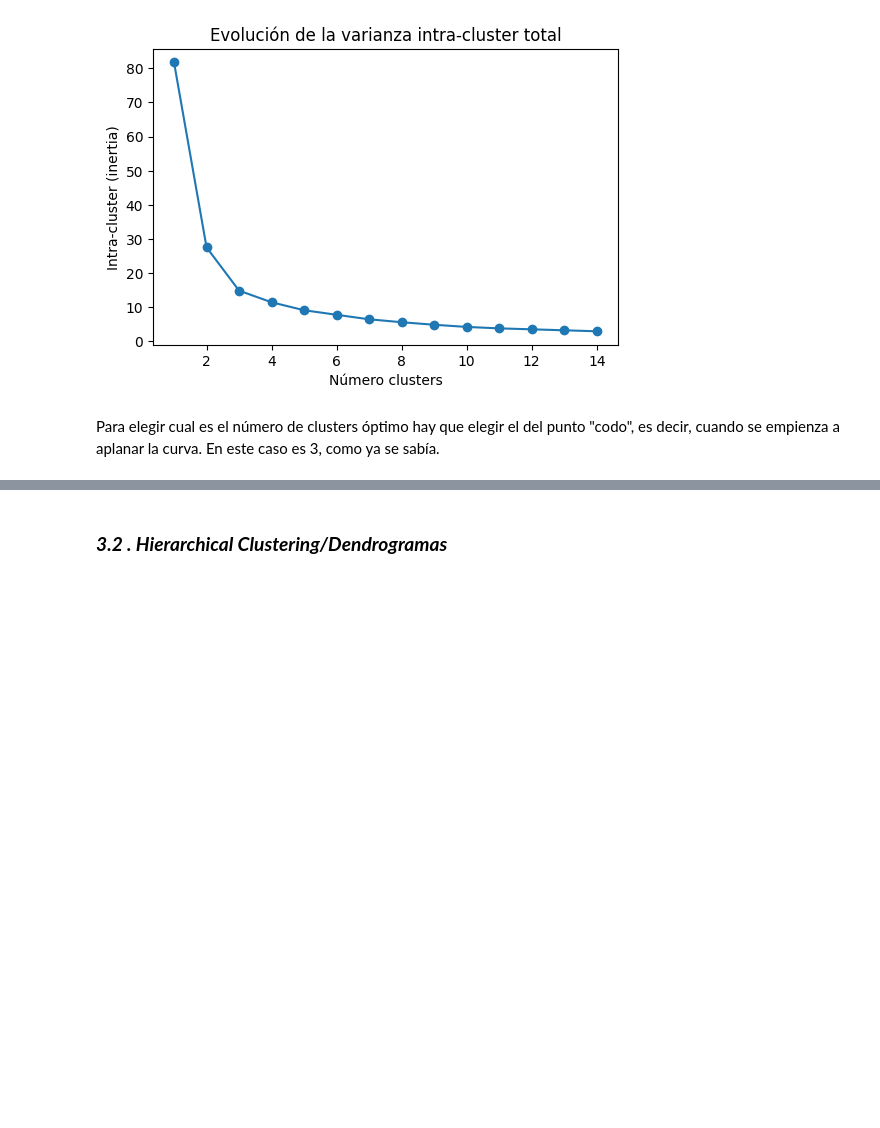
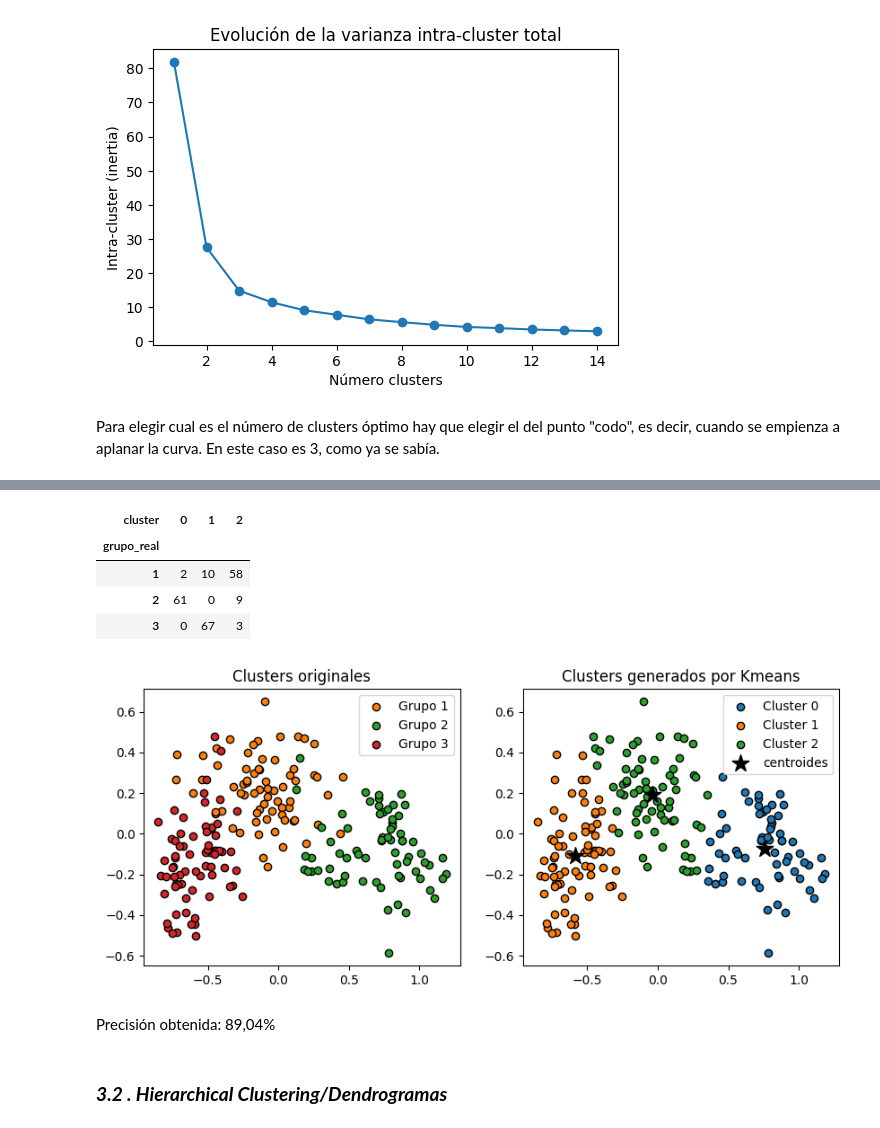
Before and after one commit to 100495991/AA_practica2, a Jupyter notebook: main.ipynb, the cells around one changed output, grey strips where cells are left out. Saved outputs shown, nothing was run; the diff lists cells and outputs as text; code cells hidden in the pictures; blank space fills up the shorter version.

```diff
--- a/main.ipynb
+++ b/main.ipynb
@@ -252,3 +220,57 @@ Para elegir cual es el número de clusters óptimo hay que elegir el del punto "
+# %%
+# Representación gráfica: grupos originales vs clusters creados
+# ==============================================================================
+fig, ax = plt.subplots(1, 2, figsize=(10, 4))
+
+modelo_kmeans = KMeans(n_clusters=3, n_init=20, random_state=seed)
+modelo_kmeans.fit(X=X_pca)
+y_predict = modelo_kmeans.predict(X=X_pca)
+
+# Grupos originales
+for i in np.unique(y):
+    ax[0].scatter(
+        x = X_pca[y == i, 0],
+        y = X_pca[y == i, 1],
+        c = plt.rcParams['axes.prop_cycle'].by_key()['color'][i],
+        marker    = 'o',
+        edgecolor = 'black',
+        label= f"Grupo {i}"
+    )
+
+ax[0].set_title('Clusters originales')
+ax[0].legend();
+
+for i in np.unique(y_predict):
+    ax[1].scatter(
+        x = X_pca[y_predict == i, 0],
+        y = X_pca[y_predict == i, 1],
+        c = plt.rcParams['axes.prop_cycle'].by_key()['color'][i],
+        marker    = 'o',
+        edgecolor = 'black',
+        label= f"Cluster {i}"
+    )
+
+ax[1].scatter(
+    x = modelo_kmeans.cluster_centers_[:, 0],
+    y = modelo_kmeans.cluster_centers_[:, 1],
+    c = 'black',
+    s = 200,
+    marker = '*',
+    label  = 'centroides'
+)
+ax[1].set_title('Clusters generados por Kmeans')
+ax[1].legend();
+
+pd.crosstab(y, y_predict, dropna=False, rownames=['grupo_real'], colnames=['cluster'])
+# %% [output]
+| cluster | 0 | 1 | 2 |
+| grupo_real |  |  |  |
+| 1 | 2 | 10 | 58 |
+| 2 | 61 | 0 | 9 |
+| 3 | 0 | 67 | 3 |
+[figure, added]
+# %% [markdown]
+Precisión obtenida: 89,04%
 # %% [markdown]
 ### *__3.2 . Hierarchical Clustering/Dendrogramas__*
 # %%
```
Also changed, not shown: parts of 15 cells of this notebook, 1 other file.
